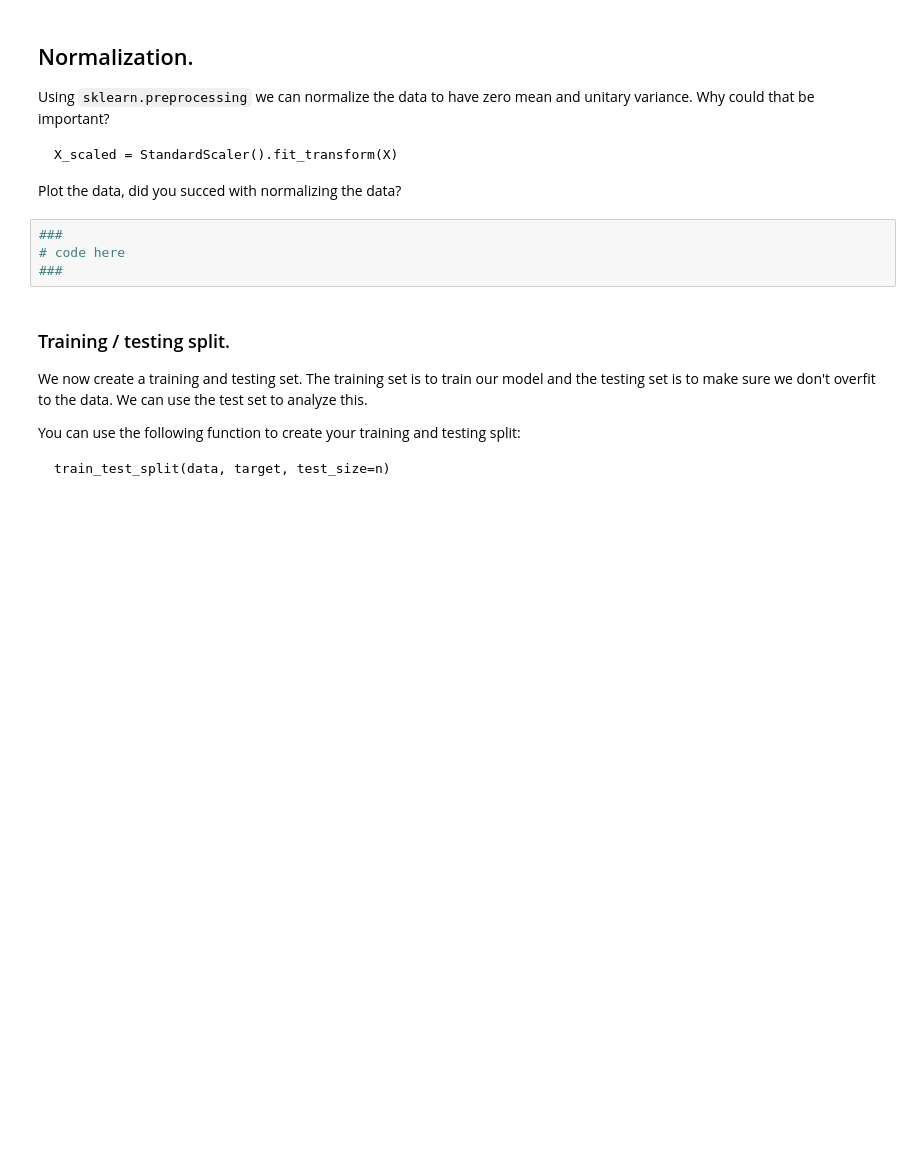
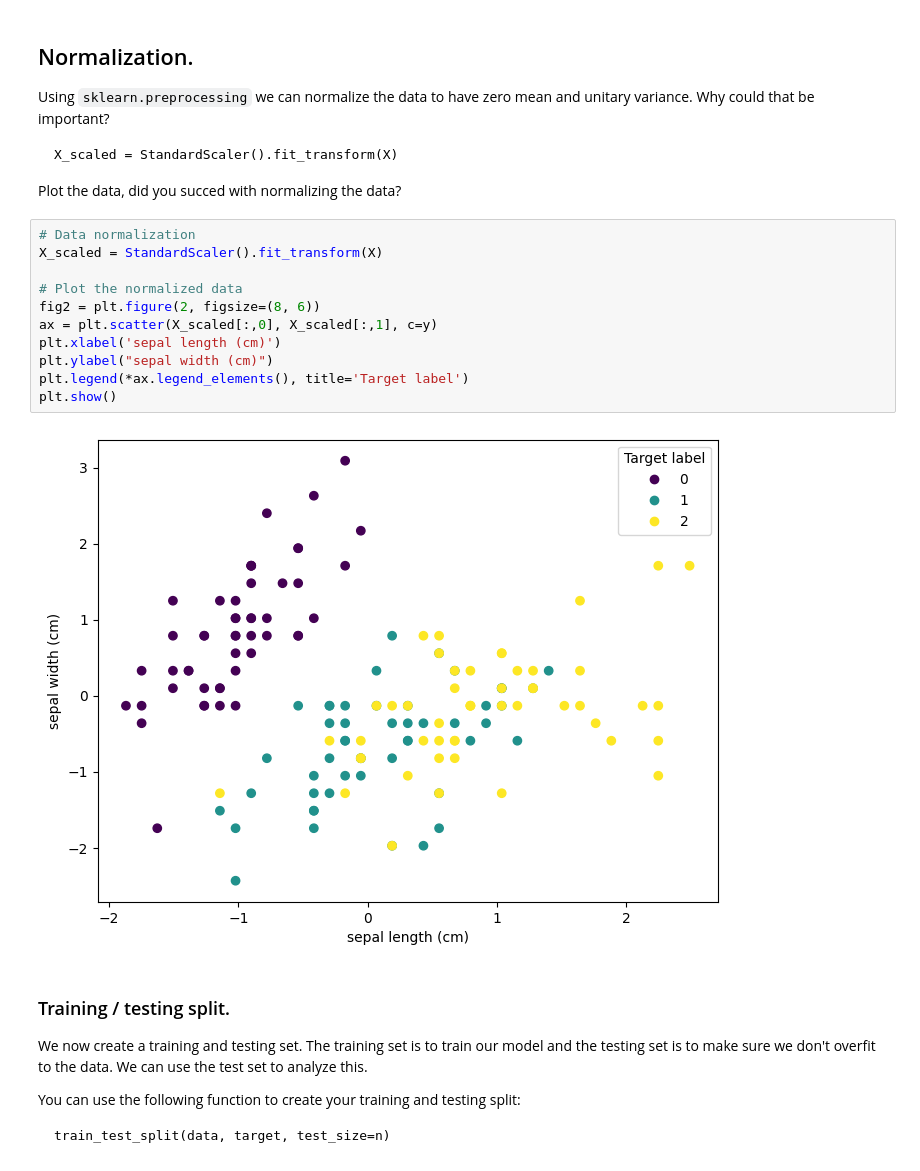
Before and after one commit to alpacfer/pfas, a Jupyter notebook: week8/week8/Exercise1.ipynb, the cells around one changed output. Saved outputs shown, nothing was run; the diff lists cells and outputs as text; blank space fills up the shorter version.

````diff
--- a/week8/week8/Exercise1.ipynb
+++ b/week8/week8/Exercise1.ipynb
@@ -80,10 +112,19 @@ Why could that be important?
 X_scaled = StandardScaler().fit_transform(X)
 ```
 Plot the data, did you succed with normalizing the data?
-# %%
-###
-# code here
-###
+# %%
+# Data normalization
+X_scaled = StandardScaler().fit_transform(X)
+
+# Plot the normalized data
+fig2 = plt.figure(2, figsize=(8, 6))
+ax = plt.scatter(X_scaled[:,0], X_scaled[:,1], c=y)
+plt.xlabel('sepal length (cm)')
+plt.ylabel("sepal width (cm)")
+plt.legend(*ax.legend_elements(), title='Target label')
+plt.show()
+# %% [output]
+[figure, added]
 # %% [markdown]
 ### Training / testing split.
 We now create a training and testing set.
````
Also changed, not shown: parts of 15 cells of this notebook, 1 other file.
